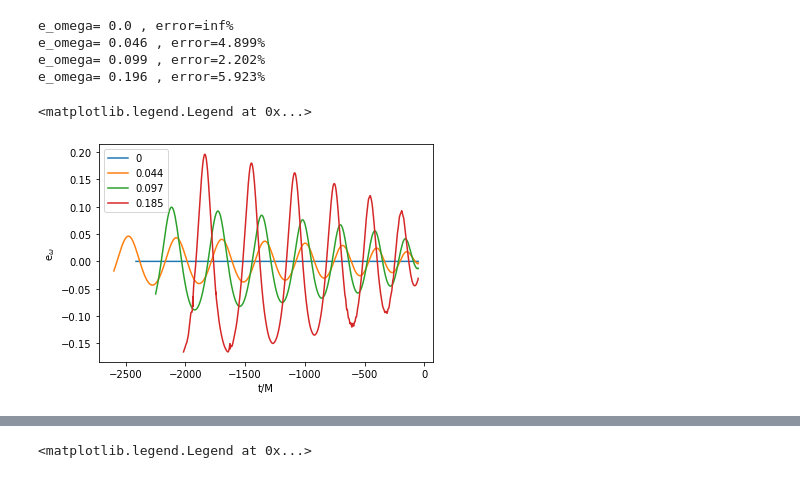
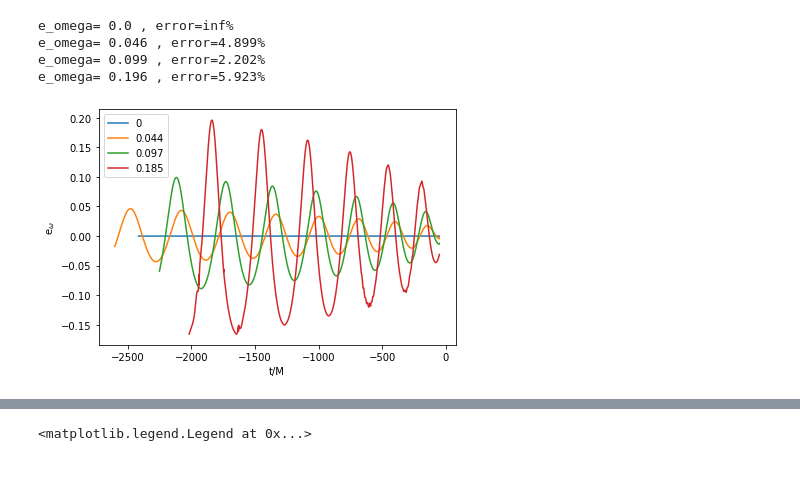
Before and after one commit to Yoshinta/pyrex, a Jupyter notebook: example/measure_ecc_pyrex.ipynb, the cells around one changed output, grey strips where cells are left out. Drawn from its saved outputs; the diff is of its cells as text; code cells hidden in the pictures.

```diff
--- a/example/measure_ecc_pyrex.ipynb
+++ b/example/measure_ecc_pyrex.ipynb
@@ -103,11 +111,19 @@ for i in range(len(train_name2)):
 i=0
 omega_lim=[]
 e_omega_lim=[]
+amp_lim=[]
 time_lim=[]
+phase_lim=[]
+h22_lim=[]
 e_measured=[]
 while (i<len(train_name2)):
     time_cut=train_q2.time[i][0]+600
     time_lim.append(tools.time_window_greater(train_q2.time[i],time_cut,train_q2.time[i]))
+    amp_lim.append(tools.time_window_greater(train_q2.time[i],time_cut,train_q2.amp[i]))
+    phase_lim.append(tools.time_window_greater(train_q2.time[i],time_cut,train_q2.phase[i]))
+    h22r_lim=tools.time_window_greater(train_q2.time[i],time_cut,np.real(train_q2.h22[i]))
+    h22i_lim=tools.time_window_greater(train_q2.time[i],time_cut,np.imag(train_q2.h22[i]))
+    h22_lim.append(h22r_lim+h22i_lim*1j)
     omega_lim.append(tools.time_window_greater(train_q2.time[i],time_cut,train_q2.omega[i]))
     e_omega_lim.append(tools.time_window_greater(train_q2.time[i],time_cut,train_q2.e_omega[i]))
     first_local_max=tools.find_locals(e_omega_lim[i],local_min=False,sfilter=True)[0]
@@ -120,11 +136,13 @@ e_omega= 0.046 , error=4.899%
 e_omega= 0.099 , error=2.202%
 e_omega= 0.196 , error=5.923%
 # %%
+#plt.subplots(figsize=(11,6))
 for i in range(len(train_name2)):
     plt.plot(time_lim[i],e_omega_lim[i],label=train_e_comm2[i])
 plt.xlabel('t/M')
 plt.ylabel('e$_\omega$')
 plt.legend()
+plt.tight_layout()
+#plt.savefig('../../fig/e_omega.pdf')
 # %% [output]
-<matplotlib.legend.Legend at 0x...>
-[figure, old version]
+[figure, new version]
```
Also changed, not shown: parts of 42 cells of this notebook, 7 other files.
